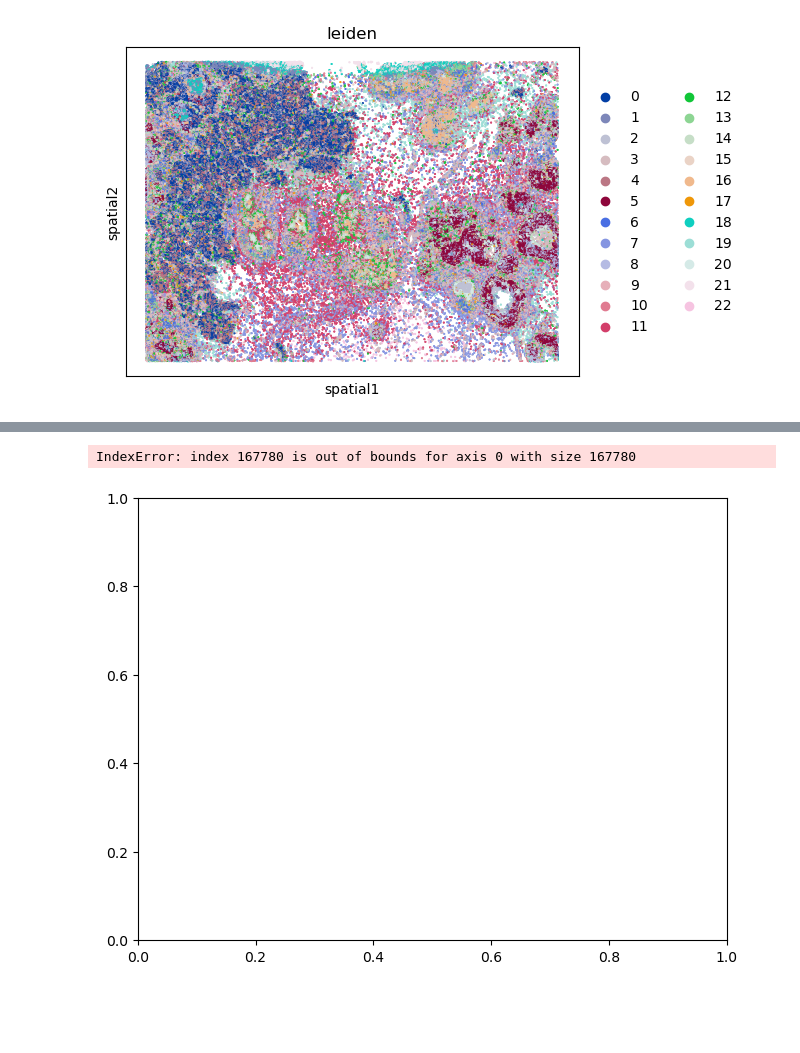
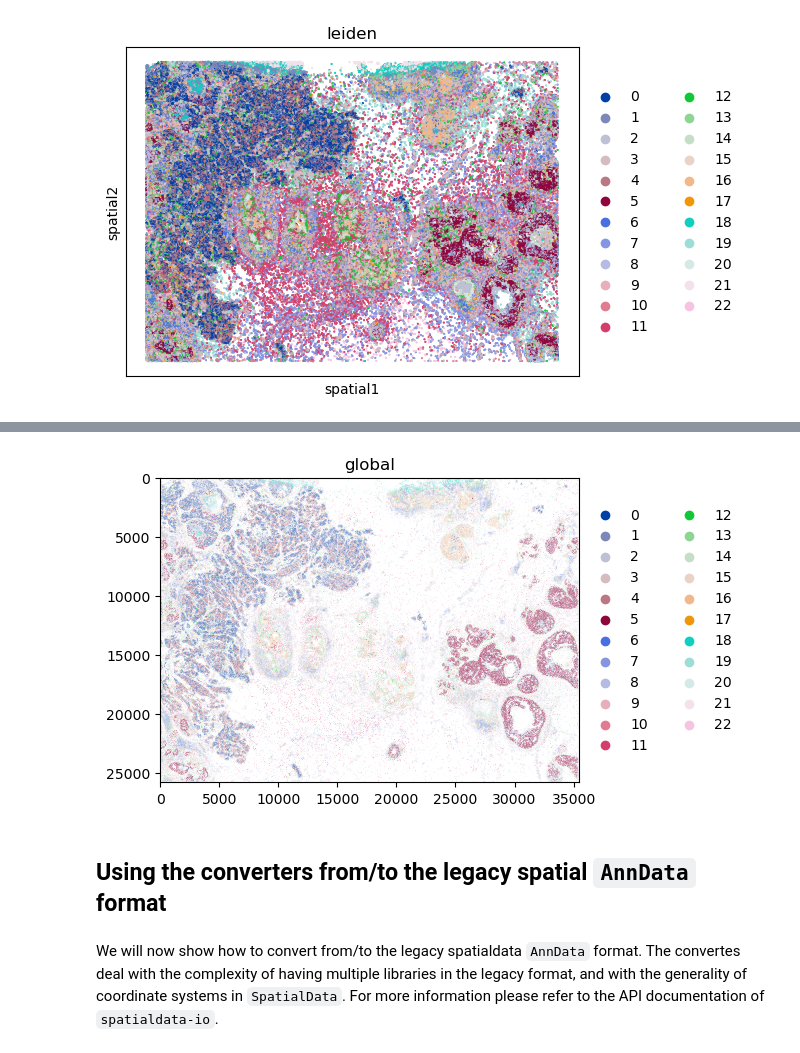
Before and after one commit to scverse/spatialdata-notebooks, a Jupyter notebook: notebooks/examples/squidpy_integration.ipynb, the cells around one changed output, grey strips where cells are left out. Saved outputs shown, nothing was run; the diff lists cells and outputs as text; code cells hidden in the pictures; blank space fills up the shorter version.

```diff
--- a/notebooks/examples/squidpy_integration.ipynb
+++ b/notebooks/examples/squidpy_integration.ipynb
@@ -69,5 +72,5 @@ sq.pl.spatial_scatter(sdata.table, shape=None, color="leiden")
 WARNING: Please specify a valid `library_id` or set it permanently in `adata.uns['spatial']`
 [figure]
 # %%
-sdata.pl.render_shapes(element="cell_circles", color="leiden").pl.show()
+sdata.pl.render_shapes("cell_circles", color="leiden").pl.show()
 # %% [output]
@@ -76,2 +77,5 @@ WARNING  Color key 'leiden' for element 'cell_boundaries' not been found, using
-IndexError: index 167780 is out of bounds for axis 0 with size 167780
-[figure, old version]
+[figure, new version]
+# %% [markdown]
+## Using the converters from/to the legacy spatial `AnnData` format
+# %% [markdown]
+We will now show how to convert from/to the legacy spatialdata `AnnData` format. The convertes deal with the complexity of having multiple libraries in the legacy format, and with the generality of coordinate systems in `SpatialData`. For more information please refer to the API documentation of `spatialdata-io`.
```
Also changed, not shown: parts of 13 cells of this notebook.
